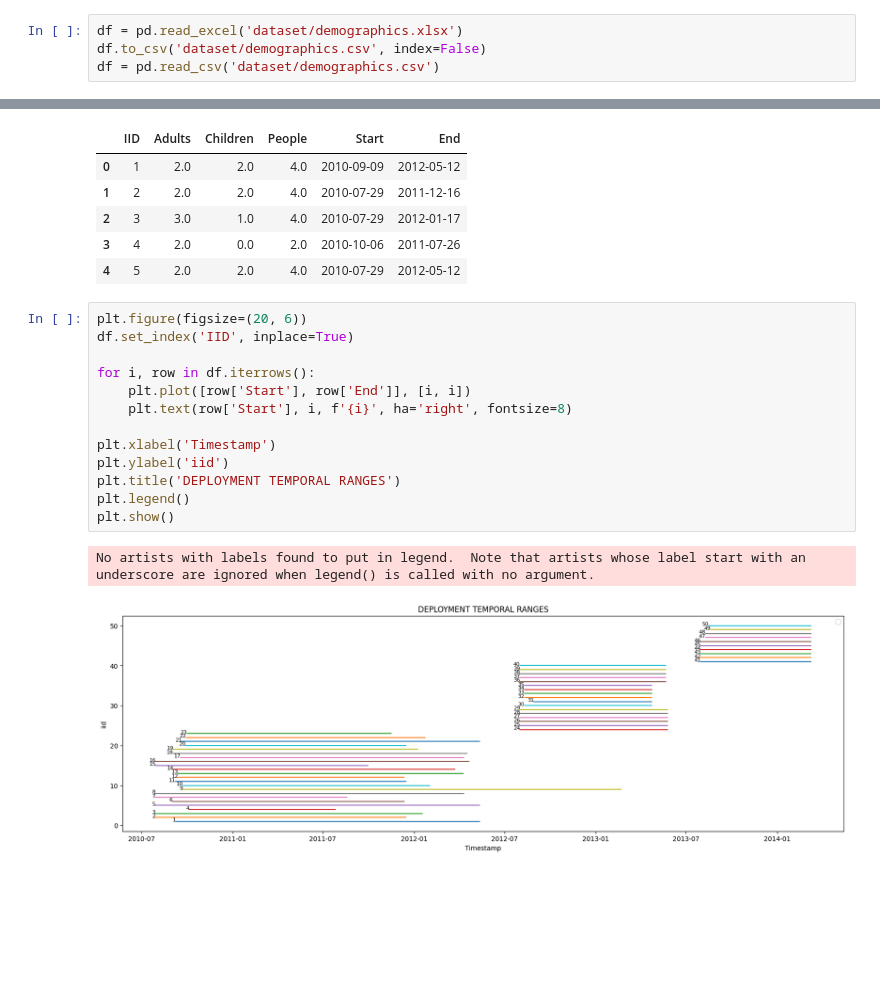
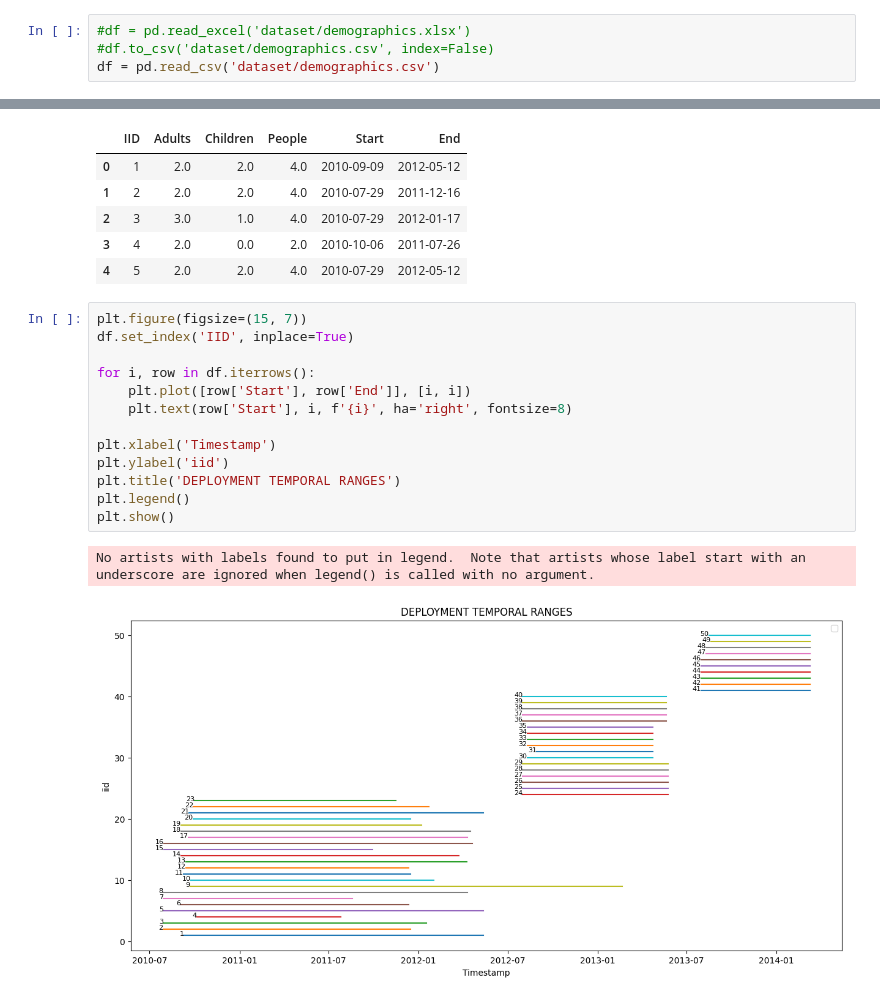
Before and after one commit to PaulaBartolomeMora/TFM, a Jupyter notebook: SustData/demographics.ipynb, the cells around one changed output, grey strips where cells are left out. Saved outputs shown, nothing was run; the diff lists cells and outputs as text; blank space fills up the shorter version.

```diff
--- a/SustData/demographics.ipynb
+++ b/SustData/demographics.ipynb
@@ -5,8 +5,8 @@ import matplotlib.pyplot as plt
 # %% [markdown]
 Conversión de demographics.xlsx a .csv y gráfico de rangos temporales de los despliegues de nodos
 # %%
-df = pd.read_excel('dataset/demographics.xlsx')
-df.to_csv('dataset/demographics.csv', index=False)
+#df = pd.read_excel('dataset/demographics.xlsx')
+#df.to_csv('dataset/demographics.csv', index=False)
 df = pd.read_csv('dataset/demographics.csv')
 # %%
 df['Start'] = pd.to_datetime(df['Start'])
@@ -20,18 +20,18 @@ df.head(5)
 | 3 | 4 | 2.0 | 0.0 | 2.0 | 2010-10-06 | 2011-07-26 |
 | 4 | 5 | 2.0 | 2.0 | 4.0 | 2010-07-29 | 2012-05-12 |
 # %%
-plt.figure(figsize=(20, 6))
+plt.figure(figsize=(15, 7))
 df.set_index('IID', inplace=True)
 
 for i, row in df.iterrows():
     plt.plot([row['Start'], row['End']], [i, i])
     plt.text(row['Start'], i, f'{i}', ha='right', fontsize=8)
 
 plt.xlabel('Timestamp')
 plt.ylabel('iid')
 plt.title('DEPLOYMENT TEMPORAL RANGES')
 plt.legend()
 plt.show()
 # %% [output]
 No artists with labels found to put in legend.  Note that artists whose label start with an underscore are ignored when legend() is called with no argument.
-[figure, old version]
+[figure, new version]
```
Also changed, not shown: 4 other files.
